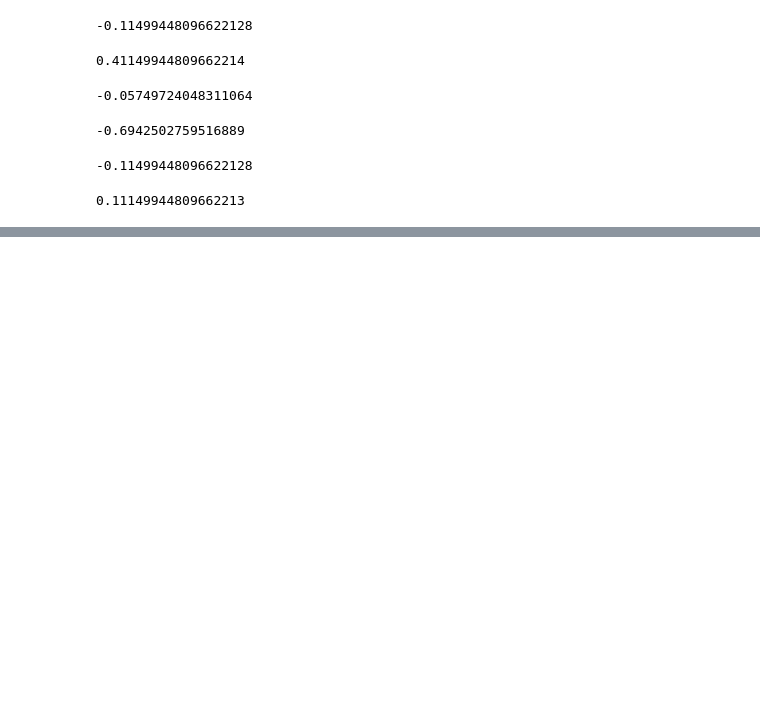
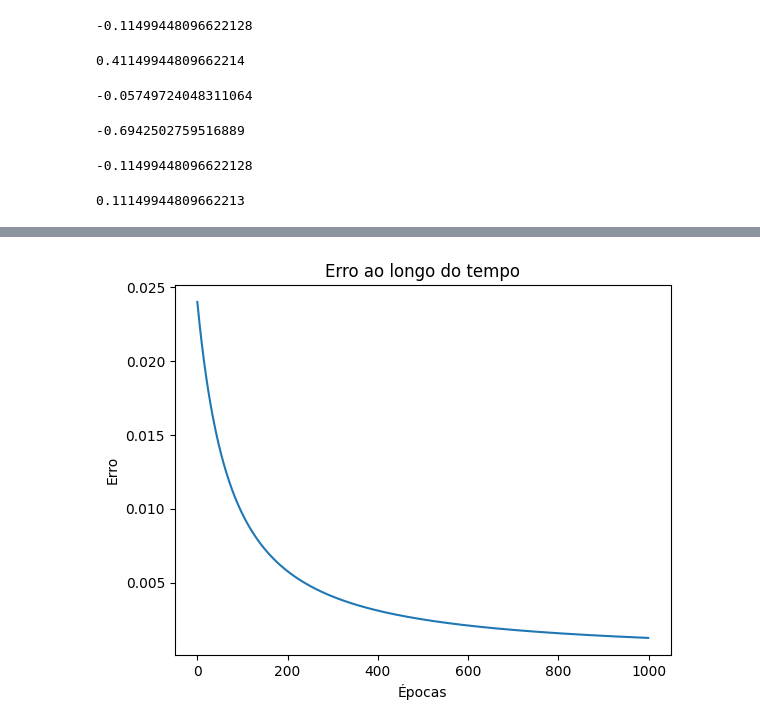
Before and after one commit to HGuttau/AlgortimoGen-tico, a Jupyter notebook: treinoBackPropagation.ipynb, the cells around one changed output, grey strips where cells are left out. Saved outputs shown, nothing was run; the diff lists cells and outputs as text; code cells hidden in the pictures; blank space fills up the shorter version.

```diff
--- a/treinoBackPropagation.ipynb
+++ b/treinoBackPropagation.ipynb
@@ -71,0 +92,31 @@ b
+# %%
+# aqui fazemos as contas necessárias
+def z(x1, x2, w1, w2, b):
+  return (x1*w1)+(x2*w2)+b
+
+def yhat(z):
+    return 1/(1+(mt.pow(mt.e,-z)))
+
+def dersigmoid(yhat):
+    return yhat*(1-yhat)
+# %%
+# aqui faremos os gradientes de erro:
+def errogradiente(yhat, y,sig, x_i):
+  return (yhat-y)*sig*x_i
+# %%
+## agora com tudo montado posso começar a fazer a interação:
+list_erros = []
+for epoca in range(1000):
+  epoca_z = z(x1,x2,w1,w2,b)
+  epoca_yhat = yhat(epoca_z)
+  epoca_dersigmoid = dersigmoid(epoca_yhat)
+  epoca_erro = 0.5*(mt.pow((epoca_yhat - y), 2))
+  list_erros.append(epoca_erro)
+  print(f'Época {epoca}, yhat = {epoca_yhat:.4f}, erro = {epoca_erro:.4f}, w1 = {w1:.4f}, w2 = {w2:.4f}, b = {b:.4f}')
+  w1 = w1 - n * errogradiente(epoca_yhat, y, epoca_dersigmoid, x1)
+  w2 = w2 - n * errogradiente(epoca_yhat, y, epoca_dersigmoid, x2)
+  b = b - n * errogradiente(epoca_yhat, y, epoca_dersigmoid, 1)
+  if abs(epoca_yhat - y) < 0.01:
+     break
+  elif epoca == 100:
+    print("Treinamento terminou após 100 épocas sem atingir tolerância.")
@@ -71,0 +141,9 @@ b
+# %%
+import matplotlib.pyplot as plt
+plt.plot(list_erros)
+plt.xlabel("Épocas")
+plt.ylabel("Erro")
+plt.title("Erro ao longo do tempo")
+plt.show()
+# %% [output]
+[figure, added]
```
Also changed, not shown: parts of 3 cells of this notebook.
